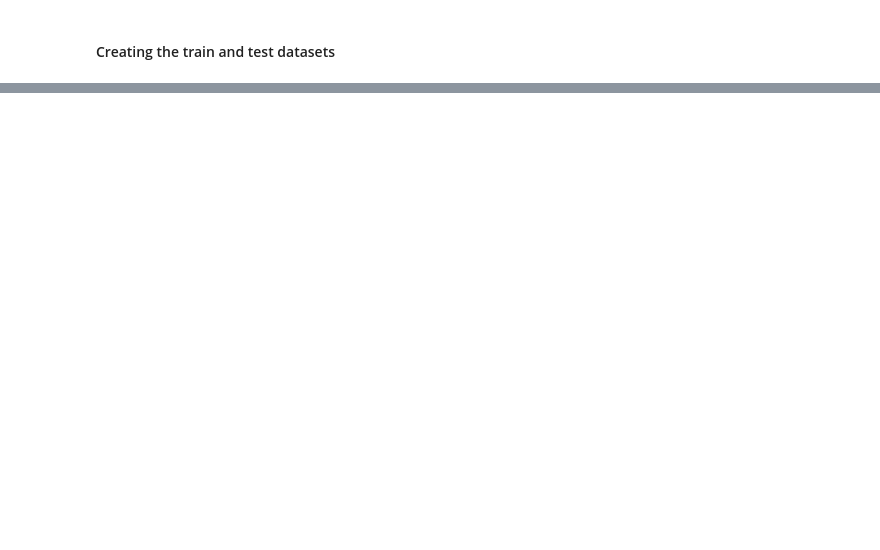
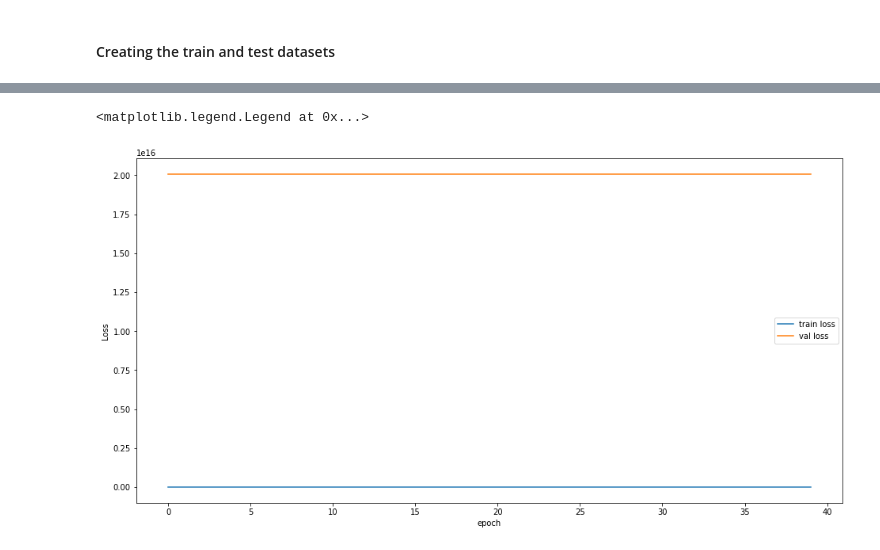
Before and after one commit to yashgoenka88/multivariate-time-series-cnn-lstm, a Jupyter notebook: notebooks/Stock Price Prediction.ipynb, the cells around one changed output, grey strips where cells are left out. Cells and saved outputs as stored; diff of their text form; code cells hidden in the pictures; blank space fills up the shorter version.

Commit message:
model trained

```diff
--- a/notebooks/Stock Price Prediction.ipynb
+++ b/notebooks/Stock Price Prediction.ipynb
@@ -366,0 +441,13 @@ print(len(test_X))
+# %%
+x_train, x_test, y_train, y_test = train_test_split(X, Y, test_size=0.2)
+
+train_X = np.array(x_train)
+test_X = np.array(x_test)
+train_Y = np.array(y_train)
+test_Y = np.array(y_test)
+
+train_X = train_X.reshape(train_X.shape[0],1,100,1)
+test_X = test_X.reshape(test_X.shape[0],1,100,1)
+
+print(len(train_X))
+print(len(test_X))
@@ -366,0 +478,24 @@ print(len(test_X))
+# %%
+model = tf.keras.Sequential()
+
+# Creating the Neural Network model here...
+# CNN layers
+model.add(TimeDistributed(Conv1D(64, kernel_size=3, activation='relu', input_shape=(None, 100, 1))))
+model.add(TimeDistributed(MaxPooling1D(2)))
+model.add(TimeDistributed(Conv1D(128, kernel_size=3, activation='relu')))
+model.add(TimeDistributed(MaxPooling1D(2)))
+model.add(TimeDistributed(Conv1D(64, kernel_size=3, activation='relu')))
+model.add(TimeDistributed(MaxPooling1D(2)))
+model.add(TimeDistributed(Flatten()))
+
+# LSTM layers
+model.add(Bidirectional(LSTM(100, return_sequences=True)))
+model.add(Dropout(0.5))
+model.add(Bidirectional(LSTM(100, return_sequences=False)))
+model.add(Dropout(0.5))
+
+#Final layers
+model.add(Dense(1, activation='linear'))
+model.compile(optimizer='adam', loss='mse', metrics=['mse', 'mae', 'mape'])
+# %%
+history = model.fit(train_X, train_Y, validation_data=(test_X,test_Y), epochs=40,batch_size=40, verbose=1, shuffle =True)
@@ -366,0 +523,10 @@ print(len(test_X))
+# %%
+plt.figure(figsize=(16, 8))
+plt.plot(history.history['loss'], label='train loss')
+plt.plot(history.history['val_loss'], label='val loss')
+plt.xlabel("epoch")
+plt.ylabel("Loss")
+plt.legend()
+# %% [output]
+<matplotlib.legend.Legend at 0x...>
+[figure, added]
```
Also changed, not shown: parts of 40 cells of this notebook, 3 other files.
